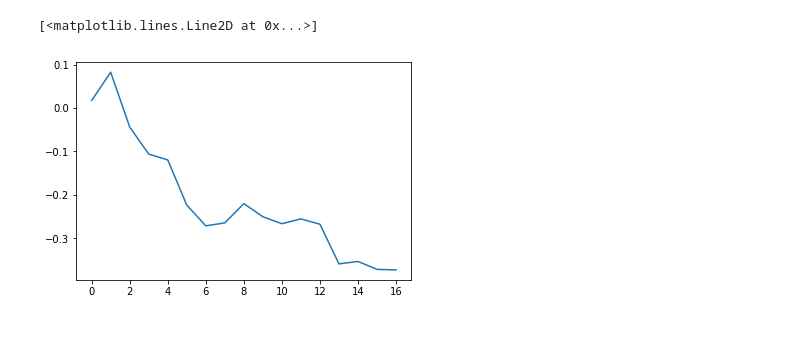
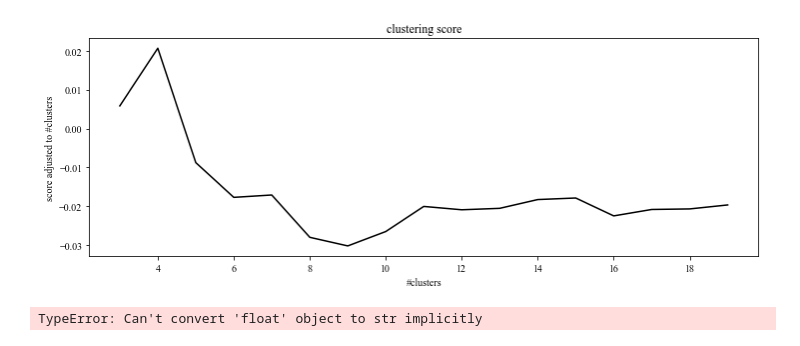
Before and after one commit to RafalKucharskiPK/clustering_mobility_data, a Jupyter notebook: nb.ipynb, the cells around one changed output. Cells and saved outputs as stored; diff of their text form; code cells hidden in the pictures.

```diff
--- a/nb.ipynb
+++ b/nb.ipynb
@@ -6,9 +6,43 @@ import pandas as pd
 %matplotlib inline
 from analyzer import *
 import matplotlib.pyplot as plt
+import matplotlib
+matplotlib.font_manager._rebuild()
+
 plt.rcParams['figure.figsize'] = [20, 20]
+plt.rcParams['figure.figsize'] = (12, 4)
+plt.rcParams["font.weight"] = "normal"
+plt.rcParams["font.family"] = "Times New Roman"
 # %%
 days = pd.read_csv(CLUSTERED_DAYS_PATH_OUT)
+# %%
+days['holidays'] = make_holidays(days)
+# %%
+def cl_metrics(df_mtx, clusters):
+    labels = clusters.labels_
+    n_clusters_ = len(set(labels)) - (1 if -1 in labels else 0)
+
+    metric = dict()
+    metric['nclusters'] = n_clusters_
+    metric['silhouette'] = metrics.silhouette_score(df_mtx, labels)
+    #print(metric)
+    #print(metrics.silhouette_samples(df_mtx,labels).shape)
+    metric['calinski_harabaz'] = metrics.calinski_harabaz_score(df_mtx, labels)
+
+    #print(metric)
+    return metric
+# %%
+def cluster_agglomeration(df, n_clusters):
+    df_mtx = df.values
+    # metric = metrics.pairwise.pairwise_kernels(days, metric=my_dist)
+    clusters = AgglomerativeClustering(n_clusters=n_clusters, affinity=custom_affinity, linkage = 'average')
+    clusters = clusters.fit(df_mtx)
+    metric = cl_metrics(df_mtx,clusters)
+    labels = clusters.labels_
+    df["cluster_id"] = labels
+    # Number of clusters in labels, ignoring noise if present.
+    n_clusters_ = len(set(labels)) - (1 if -1 in labels else 0)
+    return df, metric
 # %%
 df = pd.read_csv(DAYS_PATH_IN)
 df = df.set_index(df['index'])
@@ -45,5 +80,18 @@ Silhouette Coefficient: -0.373
-# %%
-plt.plot(list(score.values()))
-# %% [output]
-[<matplotlib.lines.Line2D at 0x...>]
-[figure, removed]
+# %%
+plt.rcParams['figure.figsize'] = [12, 4]
+y = [s['silhouette'] for s in score.values()]
+for i in range(3,20):
+    y[i-3]=y[i-3]/i
+plt.plot(list(range(3,20)), y, color = 'black')
+plt.xlabel('#clusters')
+plt.ylabel('score adjusted to #clusters')
+plt.title("clustering score")
+plt.show()
+# %% [output]
+[figure, added]
+# %%
+df = pd.read_csv(DAYS_PATH_IN)
+M = df.values
+np.array([[custom_distance_function(o,d) for o in M] for d in M])
+# %% [output]
+TypeError: Can't convert 'float' object to str implicitly
```
Also changed, not shown: parts of 14 cells of this notebook, 3 other files.
